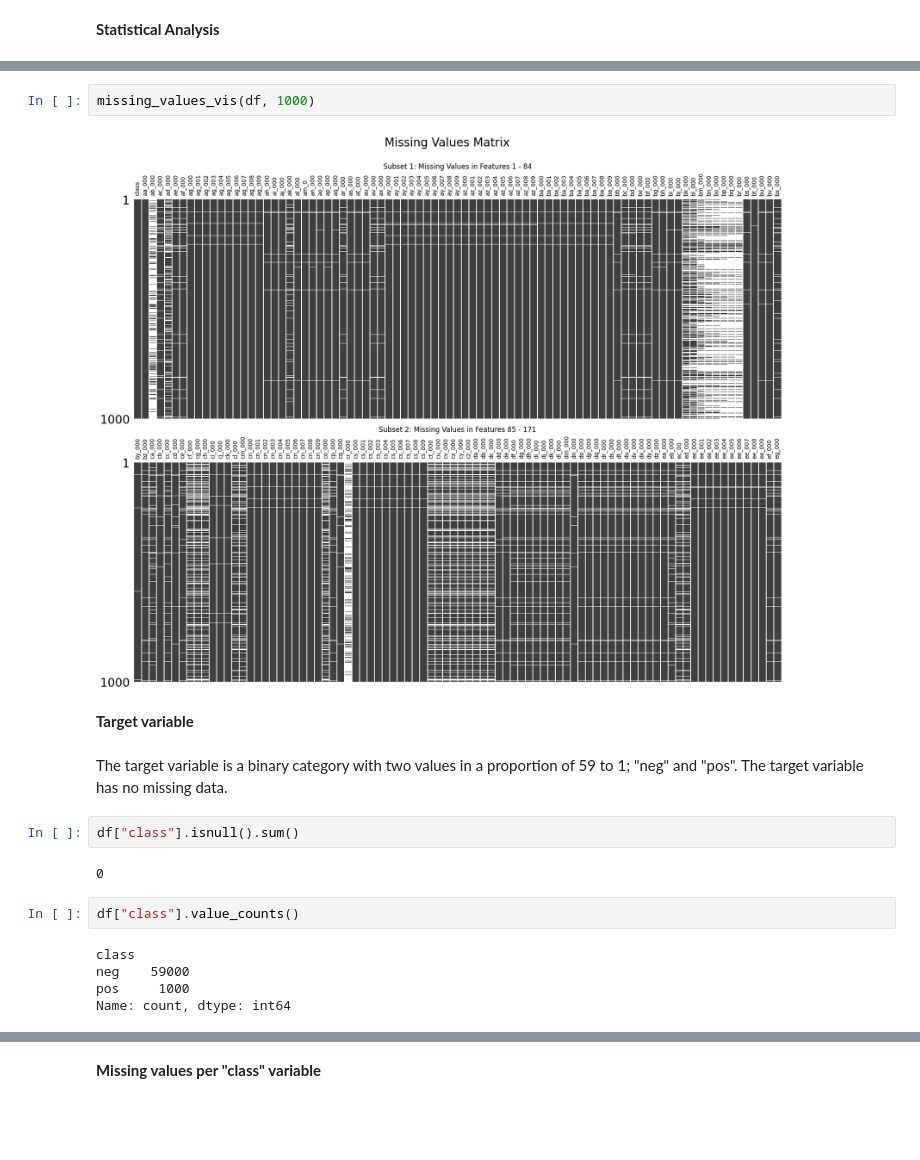
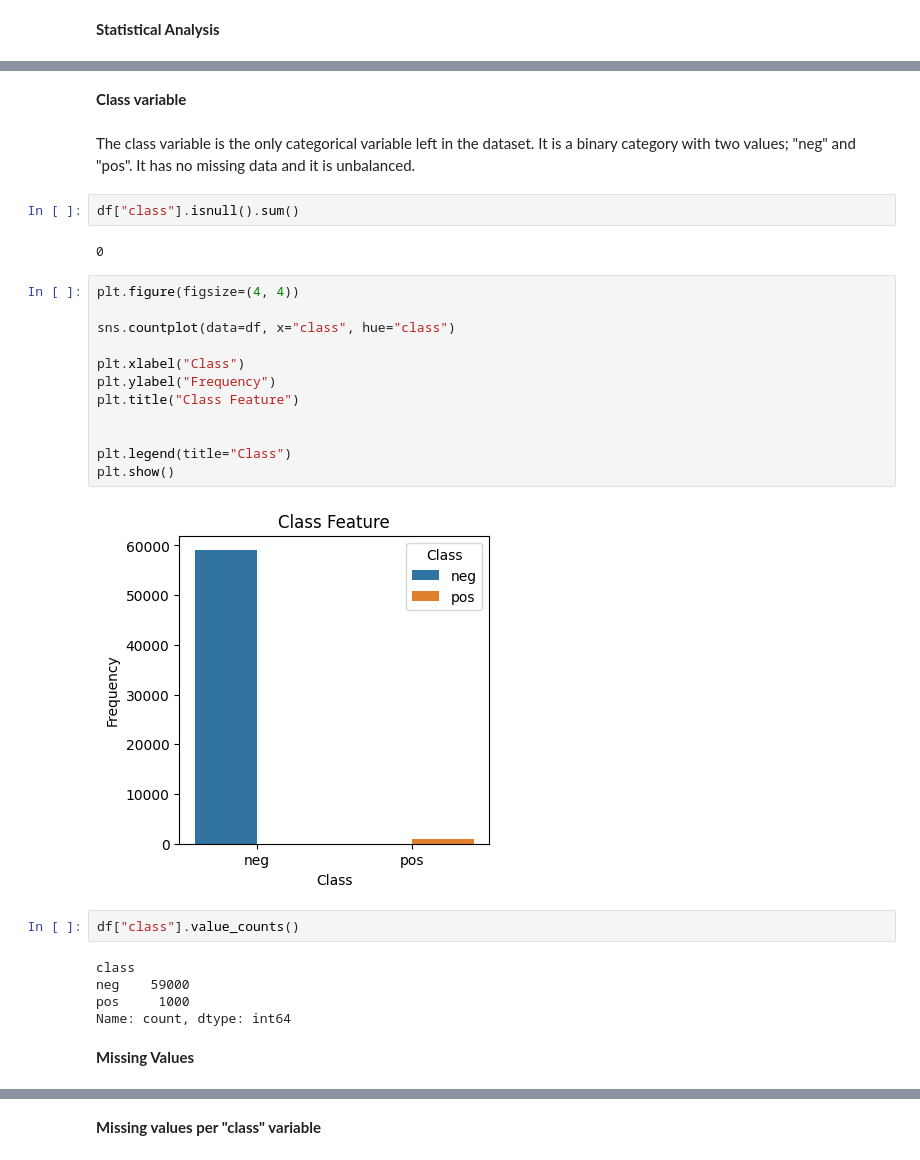
Before and after one commit to Lughaidh-w/DataPrep_ca1, a Jupyter notebook: CA1.ipynb, the cells around one changed output, grey strips where cells are left out. Cells and saved outputs as stored; diff of their text form; blank space fills up the shorter version.

Commit message:
added class plot

```diff
--- a/CA1.ipynb
+++ b/CA1.ipynb
@@ -171,15 +163,25 @@ Missingno matrix can be hard to interpid with a lot of data, and by limiting the
-# %%
-missing_values_vis(df, 1000)
-# %% [output]
-[figure]
 # %% [markdown]
-<b> Target variable
+<b> Class variable
 # %% [markdown]
-The target variable is a binary category with two values in a proportion of 59 to 1; "neg" and "pos". The target variable has no missing data.
+The class variable is the only categorical variable left in the dataset. It is a binary category with two values; "neg" and "pos". It has no missing data and it is unbalanced.
 # %%
 df["class"].isnull().sum()
 # %% [output]
 0
+# %%
+plt.figure(figsize=(4, 4))
+
+sns.countplot(data=df, x="class", hue="class")
+
+plt.xlabel("Class")
+plt.ylabel("Frequency")
+plt.title("Class Feature")
+
+
+plt.legend(title="Class")
+plt.show()
+# %% [output]
+[figure, added]
 # %%
 df["class"].value_counts()
 # %% [output]
@@ -187,3 +189,5 @@ class
 neg    59000
 pos     1000
 Name: count, dtype: int64
+# %% [markdown]
+<b>Missing Values
```
Also changed, not shown: parts of 10 cells of this notebook.
